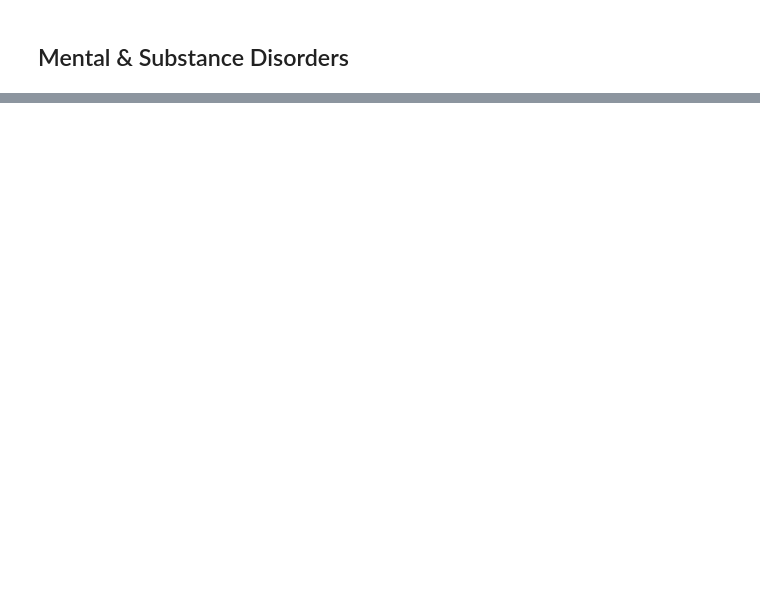
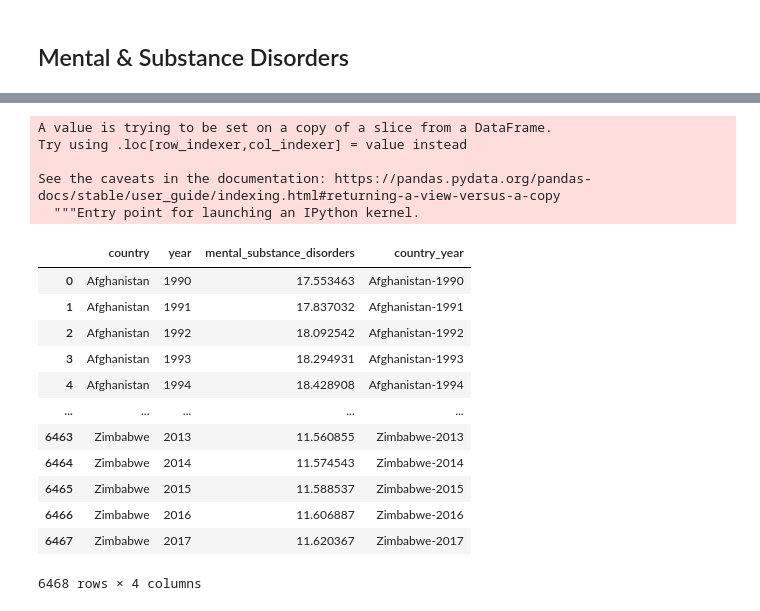
Before and after one commit to anajuarezar/Suicide-Analysis, a Jupyter notebook: data/OWID_Exploration.ipynb, the cells around one changed output, grey strips where cells are left out. Cells and saved outputs as stored; diff of their text form; code cells hidden in the pictures; blank space fills up the shorter version.

```diff
--- a/data/OWID_Exploration.ipynb
+++ b/data/OWID_Exploration.ipynb
@@ -116,0 +192,3 @@ df = pd.read_csv(input_path)
+# %%
+mental_ = mental_df[["country","year","mental_substance_disorders"]]
+mental_
@@ -116,0 +209,26 @@ df = pd.read_csv(input_path)
+# %%
+mental_["year"]=mental_["year"].astype(str)
+# %% [output]
+A value is trying to be set on a copy of a slice from a DataFrame.
+Try using .loc[row_indexer,col_indexer] = value instead
+
+See the caveats in the documentation: https://pandas.pydata.org/pandas-docs/stable/user_guide/indexing.html#returning-a-view-versus-a-copy
+  """Entry point for launching an IPython kernel.
+# %%
+mental_["country_year"]=mental_["country"]+"-"+mental_["year"]
+# %%
+mental_
+# %% [output]
+|  | country | year | mental_substance_disorders | country_year |
+| 0 | Afghanistan | 1990 | 17.553463 | Afghanistan-1990 |
+| 1 | Afghanistan | 1991 | 17.837032 | Afghanistan-1991 |
+| 2 | Afghanistan | 1992 | 18.092542 | Afghanistan-1992 |
+| 3 | Afghanistan | 1993 | 18.294931 | Afghanistan-1993 |
+| 4 | Afghanistan | 1994 | 18.428908 | Afghanistan-1994 |
+| ... | ... | ... | ... | ... |
+| 6463 | Zimbabwe | 2013 | 11.560855 | Zimbabwe-2013 |
+| 6464 | Zimbabwe | 2014 | 11.574543 | Zimbabwe-2014 |
+| 6465 | Zimbabwe | 2015 | 11.588537 | Zimbabwe-2015 |
+| 6466 | Zimbabwe | 2016 | 11.606887 | Zimbabwe-2016 |
+| 6467 | Zimbabwe | 2017 | 11.620367 | Zimbabwe-2017 |
+6468 rows × 4 columns
```
Also changed, not shown: parts of 28 cells of this notebook, 9 other files.
